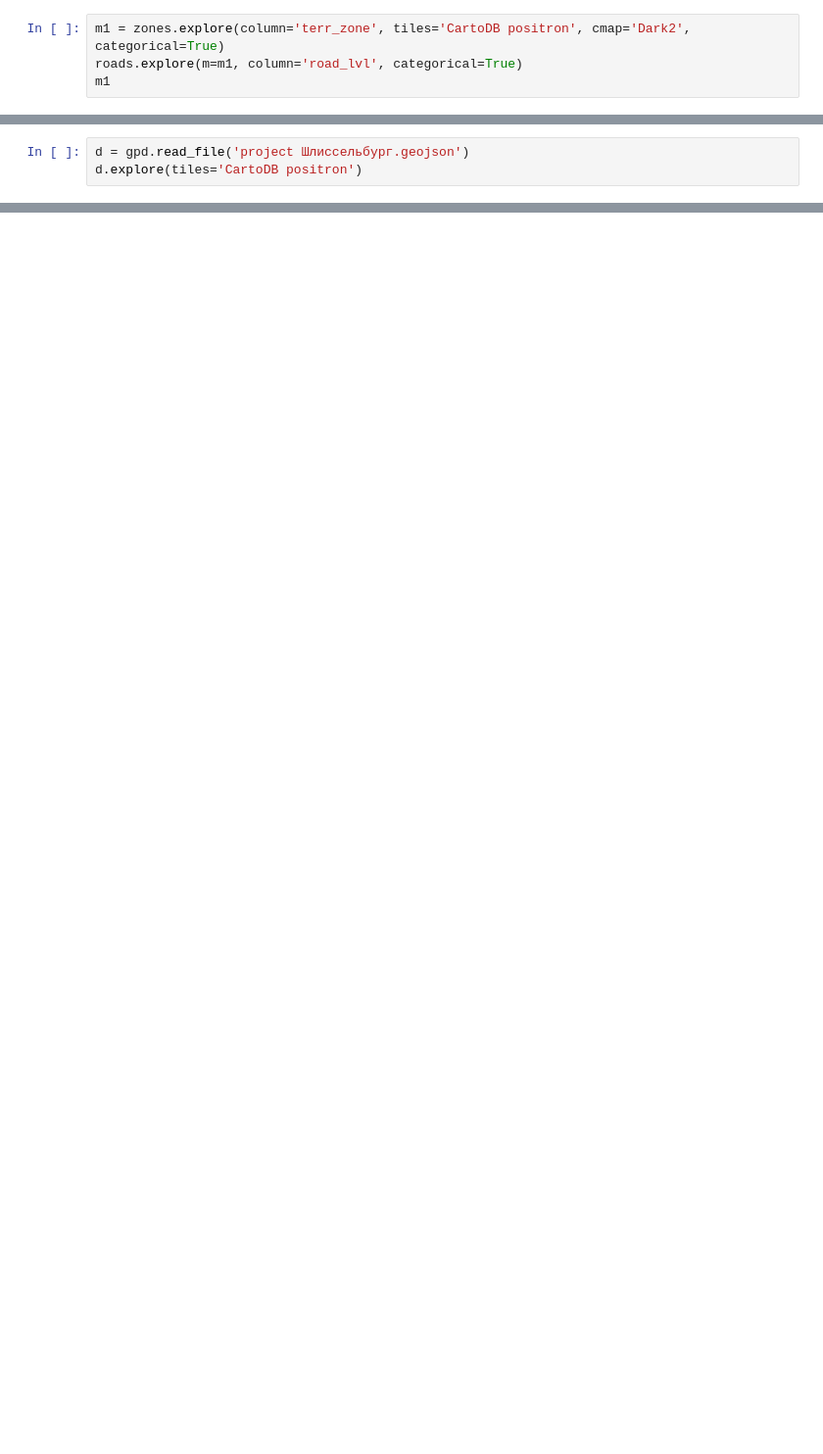
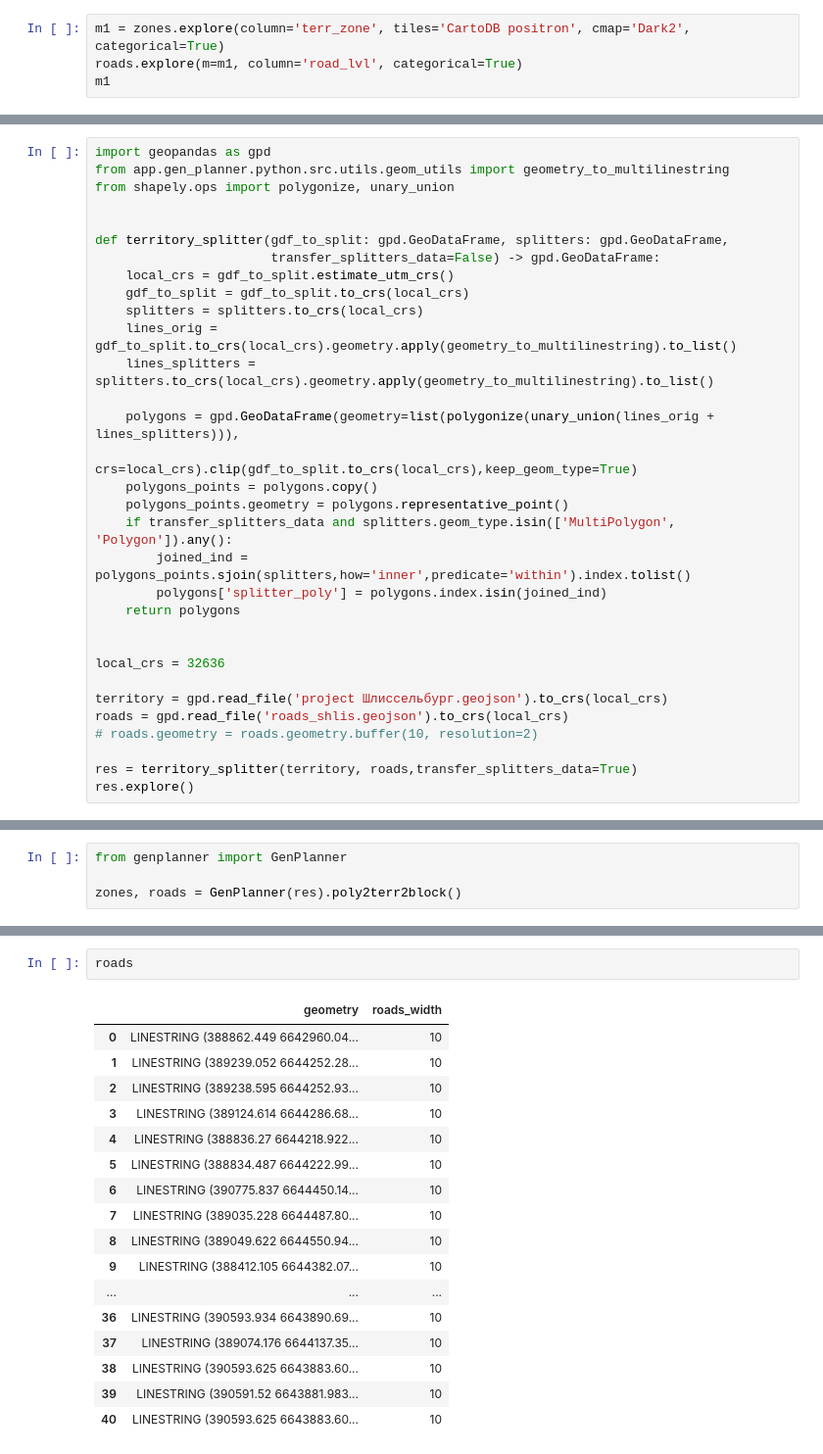
Before and after one commit to IDUclub/GenPlanner, a Jupyter notebook: app/gen_planner/python/src/poisson_sampling.ipynb, the cells around one changed output, grey strips where cells are left out. Shown at 98% size. Saved outputs shown, nothing was run; the diff lists cells and outputs as text; blank space fills up the shorter version.

Commit message:
11.02.2025 Territory zonning MultiP elastic wrap implemented

```diff
--- a/app/gen_planner/python/src/poisson_sampling.ipynb
+++ b/app/gen_planner/python/src/poisson_sampling.ipynb
@@ -95,3 +100,32 @@ m1
 # %%
-d = gpd.read_file('project Шлиссельбург.geojson')
-d.explore(tiles='CartoDB positron')
+import geopandas as gpd
+from app.gen_planner.python.src.utils.geom_utils import geometry_to_multilinestring
+from shapely.ops import polygonize, unary_union
+
+
+def territory_splitter(gdf_to_split: gpd.GeoDataFrame, splitters: gpd.GeoDataFrame,
+                       transfer_splitters_data=False) -> gpd.GeoDataFrame:
+    local_crs = gdf_to_split.estimate_utm_crs()
+    gdf_to_split = gdf_to_split.to_crs(local_crs)
+    splitters = splitters.to_crs(local_crs)
+    lines_orig = gdf_to_split.to_crs(local_crs).geometry.apply(geometry_to_multilinestring).to_list()
+    lines_splitters = splitters.to_crs(local_crs).geometry.apply(geometry_to_multilinestring).to_list()
+
+    polygons = gpd.GeoDataFrame(geometry=list(polygonize(unary_union(lines_orig + lines_splitters))),
+                                crs=local_crs).clip(gdf_to_split.to_crs(local_crs),keep_geom_type=True)
+    polygons_points = polygons.copy()
+    polygons_points.geometry = polygons.representative_point()
+    if transfer_splitters_data and splitters.geom_type.isin(['MultiPolygon', 'Polygon']).any():
+        joined_ind = polygons_points.sjoin(splitters,how='inner',predicate='within').index.tolist()
+        polygons['splitter_poly'] = polygons.index.isin(joined_ind)
+    return polygons
+
+
+local_crs = 32636
+
+territory = gpd.read_file('project Шлиссельбург.geojson').to_crs(local_crs)
+roads = gpd.read_file('roads_shlis.geojson').to_crs(local_crs)
+# roads.geometry = roads.geometry.buffer(10, resolution=2)
+
+res = territory_splitter(territory, roads,transfer_splitters_data=True)
+res.explore()
@@ -97,0 +135,4 @@ d.explore(tiles='CartoDB positron')
+# %%
+from genplanner import GenPlanner
+
+zones, roads = GenPlanner(res).poly2terr2block()
@@ -98,2 +144,22 @@ d.explore(tiles='CartoDB positron')
+# %%
+roads
+# %% [output]
+|  | geometry | roads_width |
+| 0 | LINESTRING (388862.449 6642960.04... | 10 |
+| 1 | LINESTRING (389239.052 6644252.28... | 10 |
+| 2 | LINESTRING (389238.595 6644252.93... | 10 |
+| 3 | LINESTRING (389124.614 6644286.68... | 10 |
+| 4 | LINESTRING (388836.27 6644218.922... | 10 |
+| 5 | LINESTRING (388834.487 6644222.99... | 10 |
+| 6 | LINESTRING (390775.837 6644450.14... | 10 |
+| 7 | LINESTRING (389035.228 6644487.80... | 10 |
+| 8 | LINESTRING (389049.622 6644550.94... | 10 |
+| 9 | LINESTRING (388412.105 6644382.07... | 10 |
+| ... | ... | ... |
+| 36 | LINESTRING (390593.934 6643890.69... | 10 |
+| 37 | LINESTRING (389074.176 6644137.35... | 10 |
+| 38 | LINESTRING (390593.625 6643883.60... | 10 |
+| 39 | LINESTRING (390591.52 6643881.983... | 10 |
+| 40 | LINESTRING (390593.625 6643883.60... | 10 |
 # %%
 
```
Also changed, not shown: parts of 15 cells of this notebook, 6 other files.
